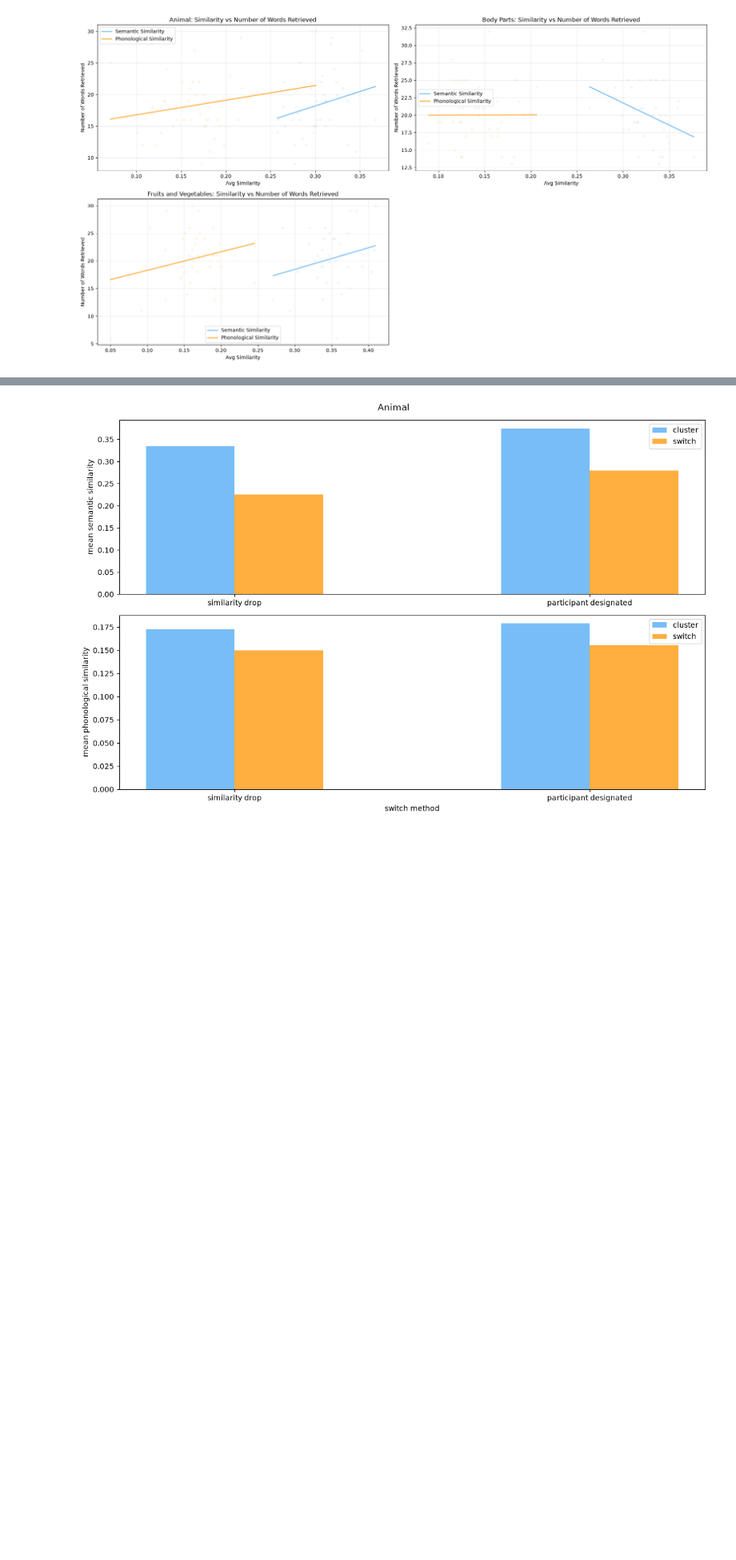
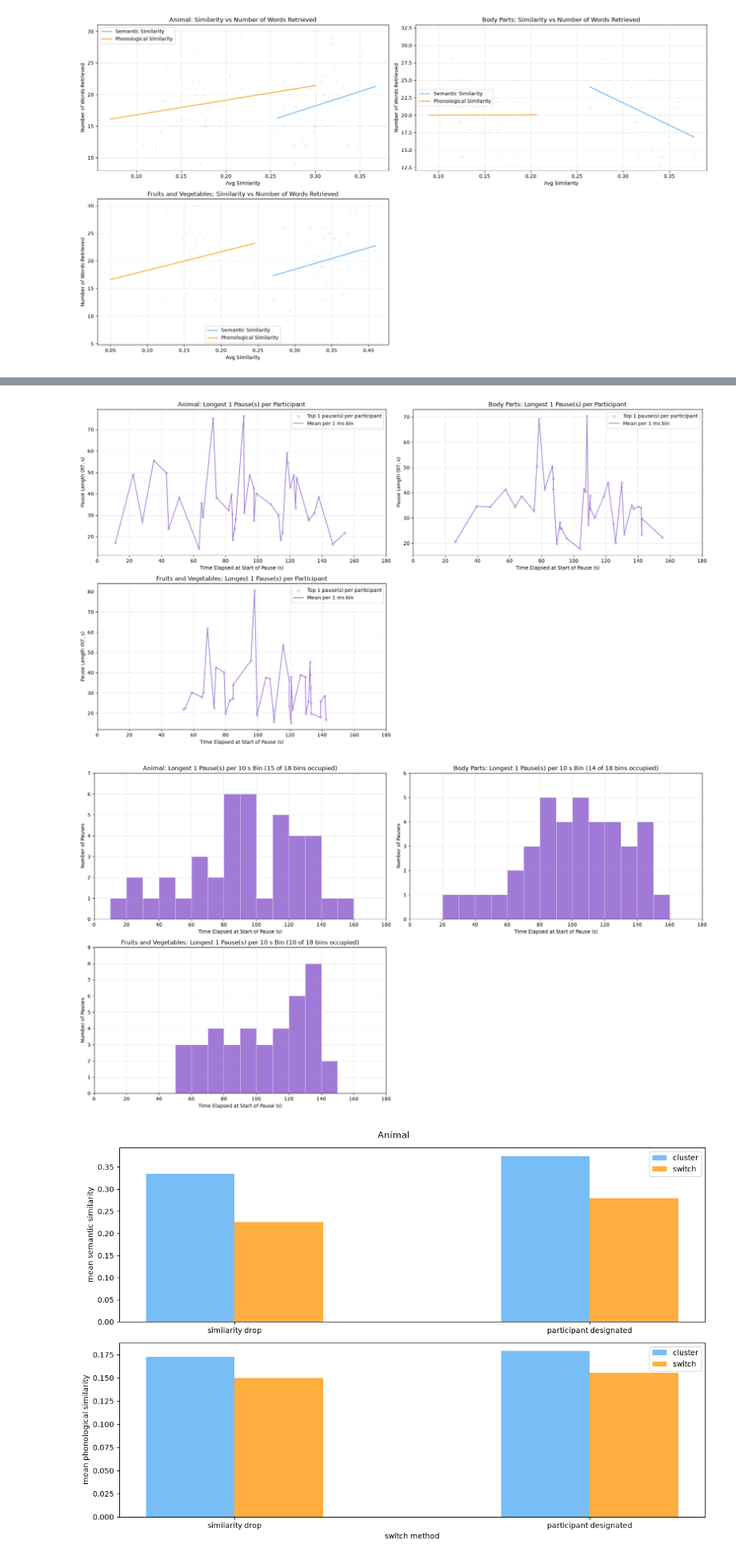
Before and after one commit to potatopudding-SSKS/Hindi-Fluency-SpAM, a Jupyter notebook: Analyses/analysis.ipynb, the cells around one changed output, grey strips where cells are left out. Shown at 80% size. Drawn from its saved outputs; the diff is of its cells as text; code cells hidden in the pictures; blank space fills up the shorter version.

Commit message:
Response time patterns?

```diff
--- a/Analyses/analysis.ipynb
+++ b/Analyses/analysis.ipynb
@@ -37,6 +37,12 @@ EPITRAN_LANG = "hin-Deva"
 SEM_COLOR = "#79bdf6"
 PHO_COLOR = "#ffae3f"
 RT_COLOR = "#a07ad6"
+
+VFT_DURATION_S = 180  # length of each VFT category
+RT_TIME_BIN_S = 15    # width of the time bins for the mean pair RTs
+TOP_K = 1             # longest pauses kept per participant and category
+TOP_K_BIN_MS = 1      # time bins for the longest-pauses mean curve; 1 ms is the recording resolution
+TOP_K_HIST_BIN_MS = 10000 # bin width of the longest-pauses histogram, in ms (e.g. 1000 for 1 s, 10000 for 10 s)
 
 CATEGORY_KEYS_VFT = {
     "Animal": "Animal VFT Words with Response Times",
@@ -631,3 +768,10 @@ for cat, means in mean_pair_rts.items():
+# %%
+top_k_pauses, top_k_curves = collect_top_k_pauses(data, TOP_K)
+plot_top_k_pauses(top_k_pauses, top_k_curves, TOP_K)
+plot_top_k_histogram(top_k_pauses, TOP_K, TOP_K_HIST_BIN_MS)
+# %% [output]
+[figure, added]
+[figure, added]
 # %%
 mean_plot_clusterwise_similarity(data, model, epi_obj)
 # %% [output]
```
Also changed, not shown: parts of 5 cells of this notebook.
